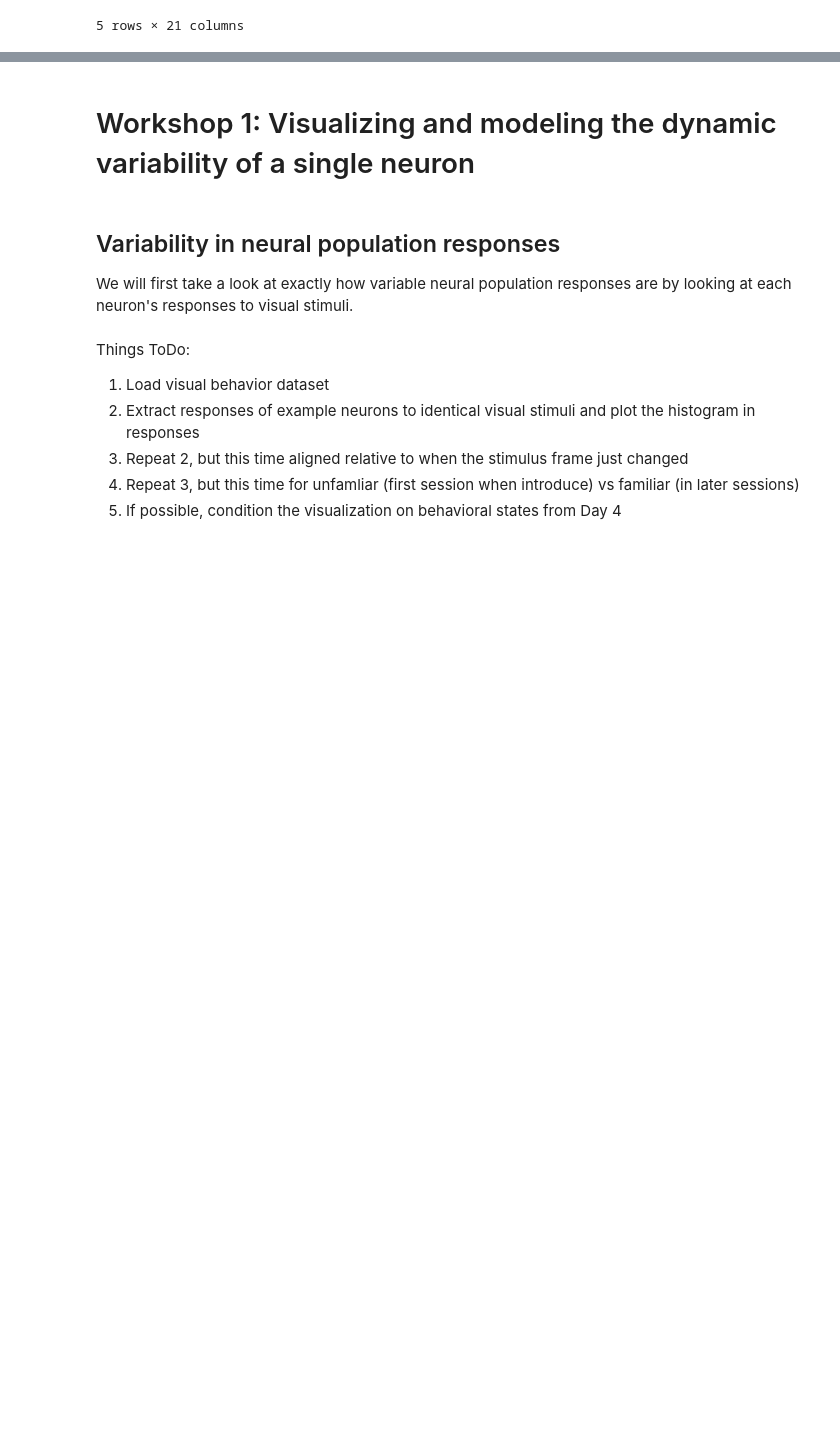
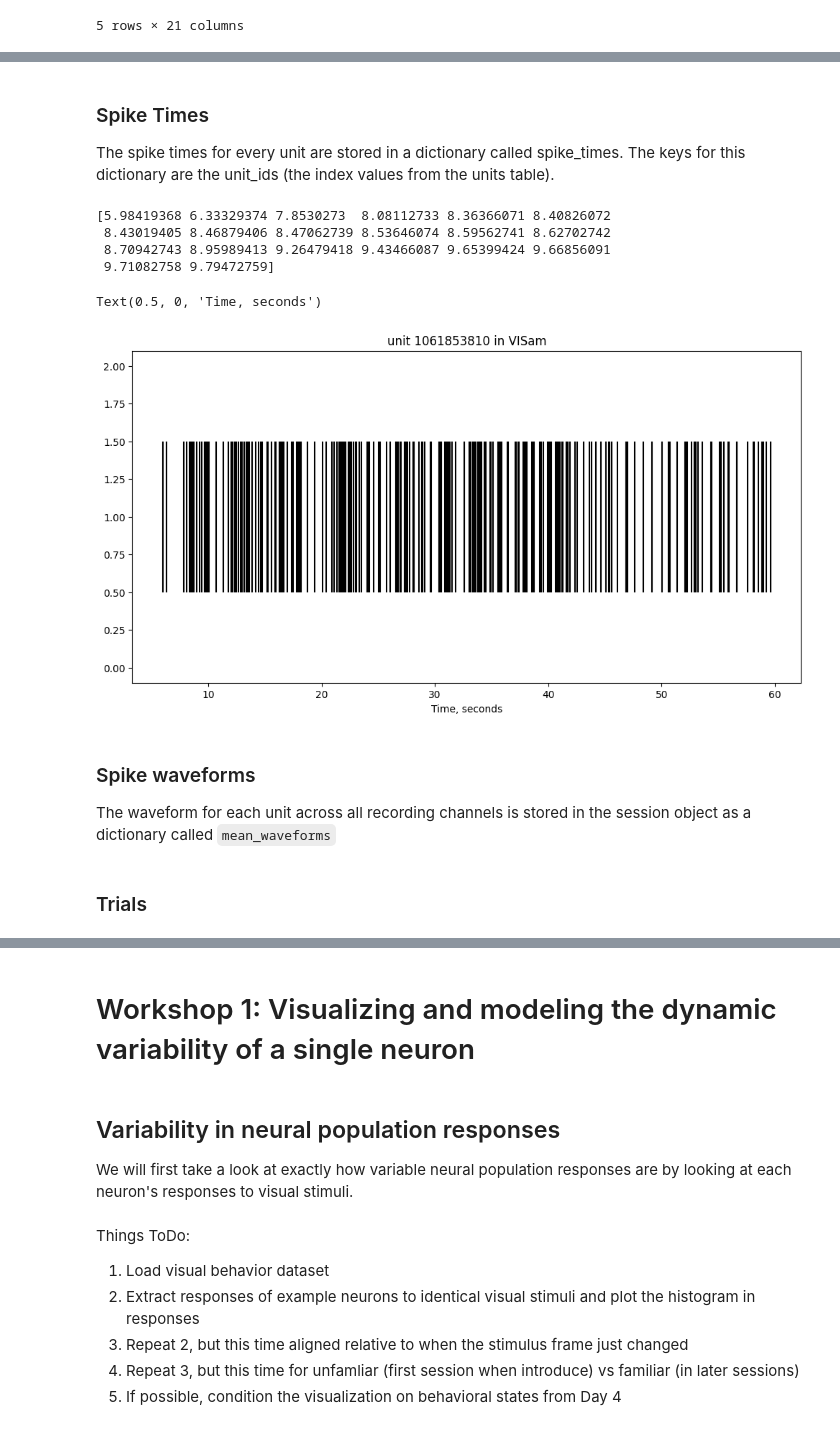
Before and after one commit to AllenInstitute/swdb_2023, a Jupyter notebook: Day5/Day5_VisualDynamicsModeling.ipynb, the cells around one changed output, grey strips where cells are left out. Saved outputs shown, nothing was run; the diff lists cells and outputs as text; code cells hidden in the pictures; blank space fills up the shorter version.

```diff
--- a/Day5/Day5_VisualDynamicsModeling.ipynb
+++ b/Day5/Day5_VisualDynamicsModeling.ipynb
@@ -68,0 +279,5 @@ sst_novel_sessions.head()
+# %%
+# Units table: contains quality metrics and waveform metrics
+# for every unit recorded during this session
+units = session.get_units()
+units.head()
@@ -68,0 +330,6 @@ sst_novel_sessions.head()
+# %%
+# Channels Table: where each channel was in the brain
+# as well as its relative position along the probe
+
+channels = session.get_channels()
+channels.head(3)
@@ -68,0 +357,9 @@ sst_novel_sessions.head()
+# %%
+# We want info from both the units and the channels table to filter the units,
+# we can merge them into one table with all of the relevant columns.
+# This merged table will include quality metrics and CCF locations for every unit.
+# Merge these dataframes will give us CCF coordinates for each unit
+
+#units = session.get_units()
+#channels = session.get_channels()
+unit_channels = units.merge(channels, left_on='peak_channel_id', right_index=True)
@@ -68,0 +389,41 @@ sst_novel_sessions.head()
+# %% [markdown]
+### Spike Times
+The spike times for every unit are stored in a dictionary called spike_times. The keys for this dictionary are the unit_ids (the index values from the units table).
+# %%
+spike_times = session.spike_times
+list(spike_times.keys())[:10]
+
+# grab the spike times for the first unit in the list
+unit_spikes = spike_times[1066255651]
+print(unit_spikes[:20])
+# %% [output]
+[5.98419368 6.33329374 7.8530273  8.08112733 8.36366071 8.40826072
+ 8.43019405 8.46879406 8.47062739 8.53646074 8.59562741 8.62702742
+ 8.70942743 8.95989413 9.26479418 9.43466087 9.65399424 9.66856091
+ 9.71082758 9.79472759]
+# %%
+# Plot a raster of the spike times for unit 1066255651 over the first minute of the recording
+# Where is this unit located? Put the unit id and the brain region in the plot title.
+
+unit_id = 1066255651
+# Get the brain region for this unit
+unit_region = unit_channels.loc[unit_id].structure_acronym
+
+#Get spike times for this unit
+unit_spikes = spike_times[unit_id]
+
+# Plot the raster for the first 60 seconds
+# (Hint: you can use matplotlibs "eventplot" to efficiently plot spike rasters)
+fig, ax = plt.subplots()
+fig.set_size_inches(12, 6)
+ax.eventplot(unit_spikes[unit_spikes<60], color='k')
+ax.set_title(f'unit {1061853810} in {unit_region}')
+ax.set_xlabel('Time, seconds')
+# %% [output]
+Text(0.5, 0, 'Time, seconds')
+[figure, added]
+# %% [markdown]
+### Spike waveforms
+The waveform for each unit across all recording channels is stored in the session object as a dictionary called <code>mean_waveforms</code>
+# %% [markdown]
+### Trials
```
Also changed, not shown: parts of 54 cells of this notebook.
